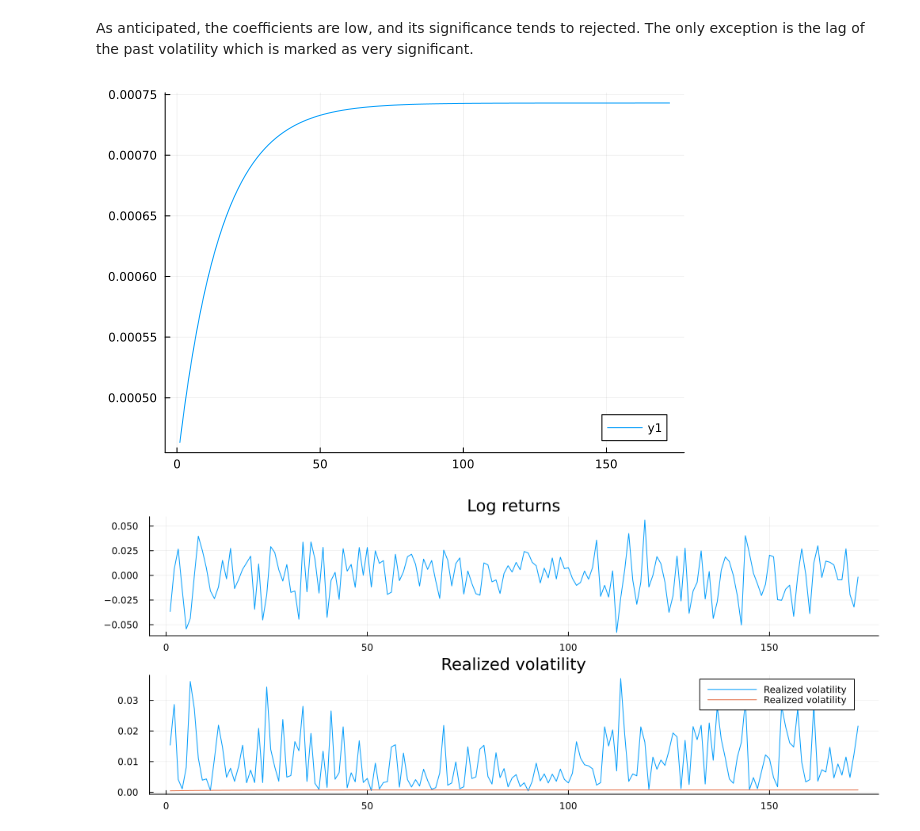
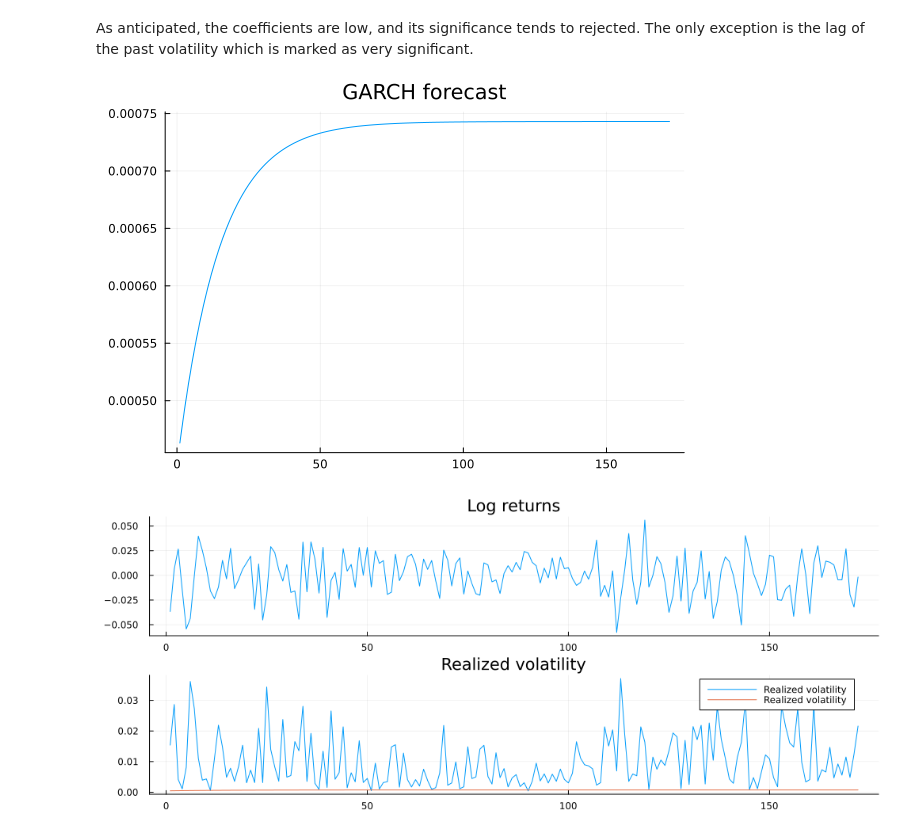
Before and after one commit to aidahodzc/Project-1, a Jupyter notebook: Part C.ipynb, the cells around one changed output. Drawn from its saved outputs; the diff is of its cells as text; code cells hidden in the pictures.

```diff
--- a/Part C.ipynb
+++ b/Part C.ipynb
@@ -145,9 +145,9 @@ As anticipated, the coefficients are low, and its significance tends to rejected
 # %%
 predictions = ARCHModels.predict.(garch_fit, :variance, 1:length(test_rv))
 
-plot(predictions)
+plot(predictions, title="GARCH forecast", label="")
 # %% [output]
-[figure, old version]
+[figure, new version]
 # %%
 plot1 = plot(test_logrets, size=(1000,400), title ="Log returns", label="")
 plot2 = plot(test_rv, size=(1000,400), title ="Realized volatility", label="Realized volatility")
```
Also changed, not shown: parts of 5 cells of this notebook.
